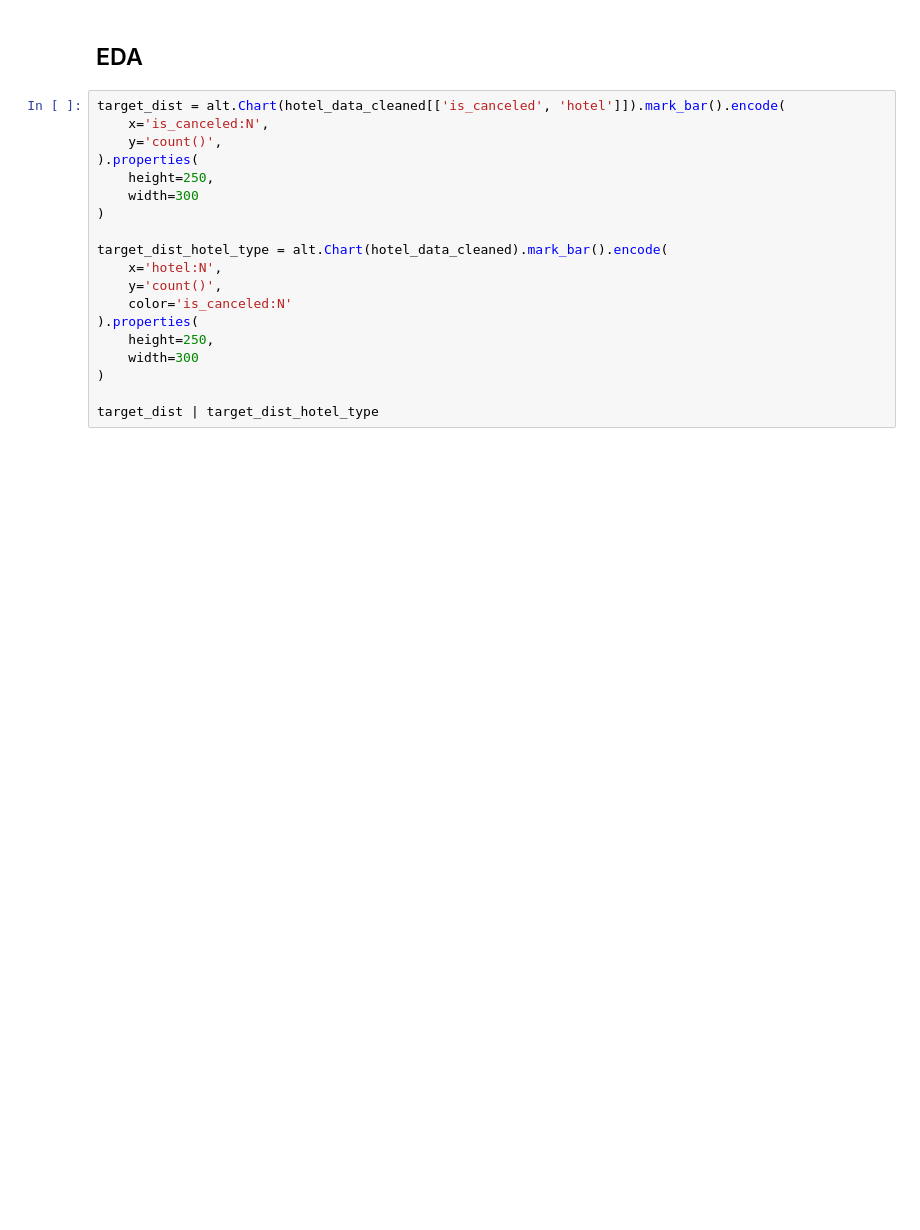
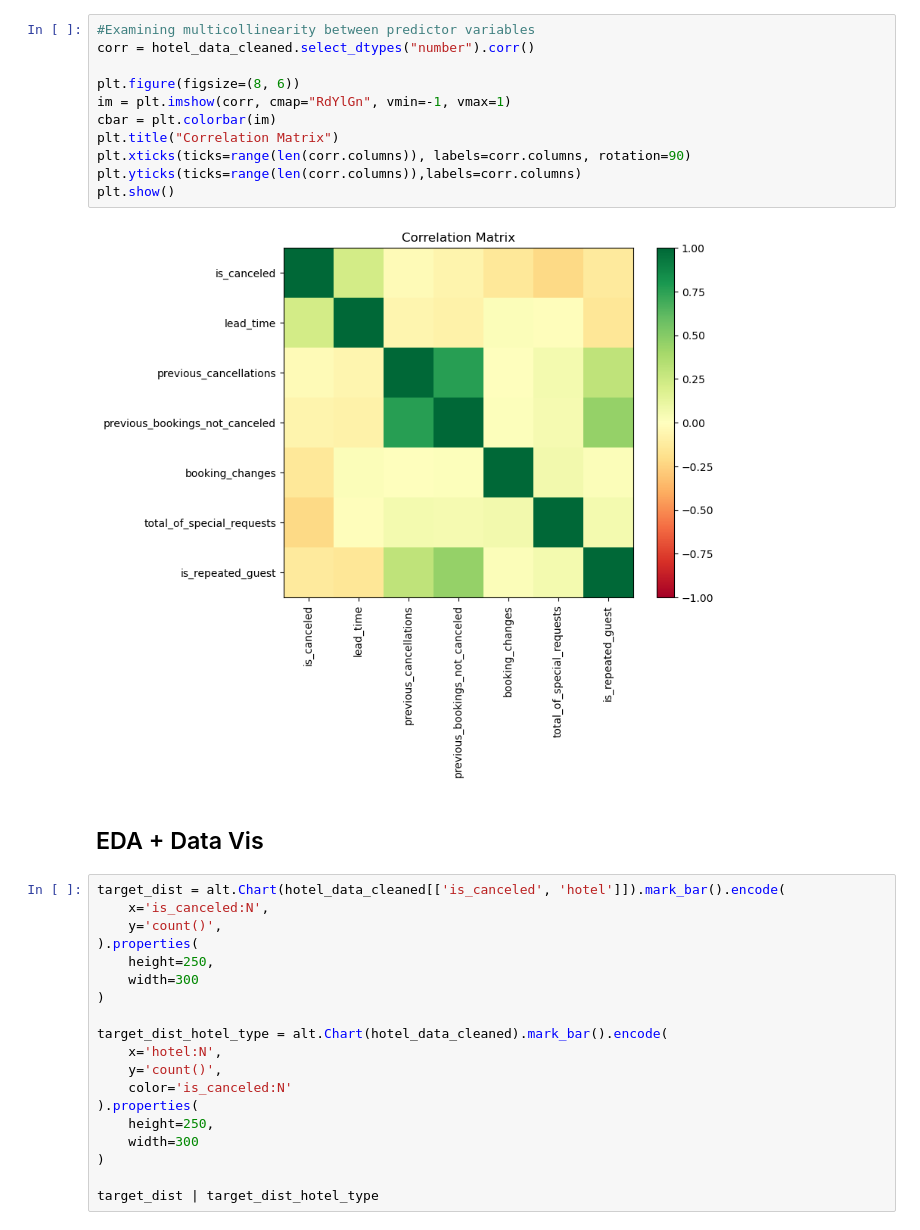
Before and after one commit to ahass9/DSCI-522-Group-Project, a Jupyter notebook: analysis.ipynb, the cells around one changed output. Drawn from its saved outputs; the diff is of its cells as text; blank space fills up the shorter version.

Commit message:
cleaned up analysis notebook + added project summary to readme file

```diff
--- a/analysis.ipynb
+++ b/analysis.ipynb
@@ -212,5 +151,18 @@ hotel_data_cleaned
+# %%
+#Examining multicollinearity between predictor variables
+corr = hotel_data_cleaned.select_dtypes("number").corr()
+
+plt.figure(figsize=(8, 6))
+im = plt.imshow(corr, cmap="RdYlGn", vmin=-1, vmax=1)
+cbar = plt.colorbar(im)
+plt.title("Correlation Matrix")
+plt.xticks(ticks=range(len(corr.columns)), labels=corr.columns, rotation=90)
+plt.yticks(ticks=range(len(corr.columns)),labels=corr.columns)
+plt.show()
+# %% [output]
+[figure, added]
 # %% [markdown]
-## EDA
+## EDA + Data Vis
 # %%
 target_dist = alt.Chart(hotel_data_cleaned[['is_canceled', 'hotel']]).mark_bar().encode(
     x='is_canceled:N',
```
Also changed, not shown: parts of 44 cells of this notebook, 1 other file.
